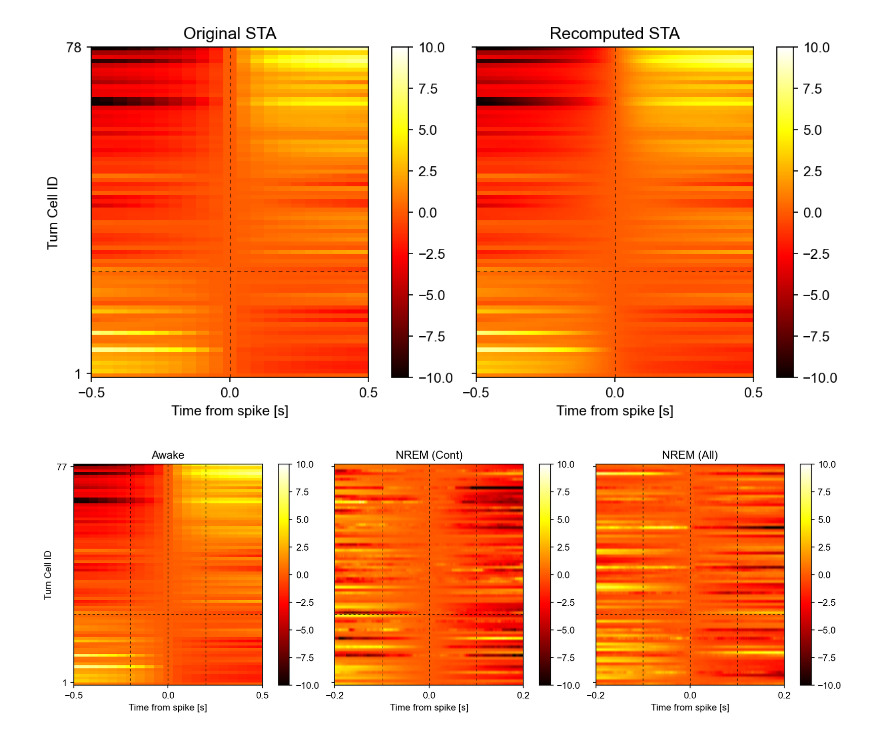
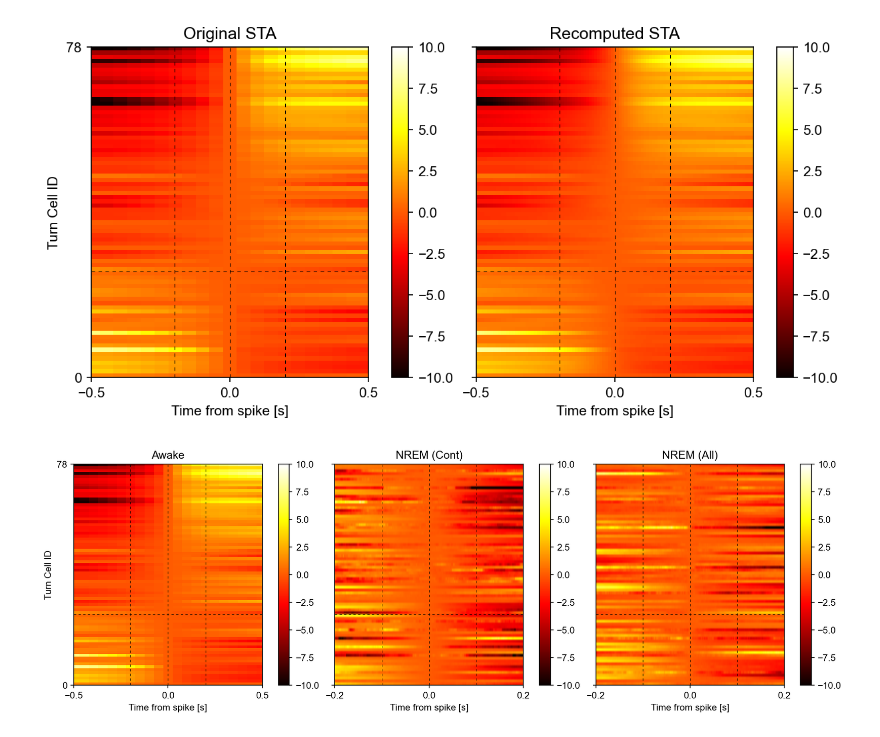
Before and after one commit to Senzai-Lab/nrem_analysis, a Jupyter notebook: notebooks/dual_recordings/visualize_sta.ipynb, the cells around one changed output. Drawn from its saved outputs; the diff is of its cells as text; code cells hidden in the pictures.

```diff
--- a/notebooks/dual_recordings/visualize_sta.ipynb
+++ b/notebooks/dual_recordings/visualize_sta.ipynb
@@ -122,0 +147,39 @@ sta_nrem_all = sta_nrem_all[:, ~nanmask]
+# %%
+f, axes = plt.subplots(1, 3, figsize=(12, 4), sharey=True)
+
+axes[0].plot(sta_original.index, sta_original.values[:, 39], linestyle=(0, (5, 5)), color='k')
+axes[0].plot(sta_original.index, sta_original.values[:, 64], color='k')
+axes[0].set_ylabel("Rel. heading [deg]")
+
+axes[0].set_xticks([-0.5, 0, 0.5])
+# axes[0].set_yticks([-6, 0, 6])
+axes[0].set_xlim([-0.5, 0.5])
+axes[0].set_ylim([-6, 6])
+axes[0].set_title('Awake')
+
+axes[0].axvline(x=0.2, color='k', linestyle=dashed_style, linewidth=0.5)
+axes[0].axvline(x=-0.2, color='k', linestyle=dashed_style, linewidth=0.5)
+
+axes[1].plot(sta_nrem.index, sta_nrem.values[:, 39], linestyle=(0, (5, 5)), color='g')
+axes[1].plot(sta_nrem.index, sta_nrem.values[:, 64], color='g')
+axes[1].set_title('NREM (Cont)')
+
+axes[2].plot(sta_nrem_all.index, sta_nrem_all.values[:, 39], linestyle=(0, (5, 5)), color='g')
+axes[2].plot(sta_nrem_all.index, sta_nrem_all.values[:, 64], color='g')
+axes[2].set_title('NREM (All)')
+
+for ax in (axes[1], axes[2]):
+    ax.set_xlim([-0.2, 0.2])
+    ax.set_xticks([-0.2, 0, 0.2])
+    ax.axvline(x=0.1, color='k', linestyle=dashed_style, linewidth=0.5)
+    ax.axvline(x=-0.1, color='k', linestyle=dashed_style, linewidth=0.5)
+
+for ax in axes:
+    ax.axhline(0, color='k', linestyle='--', linewidth=0.5)
+    ax.axvline(0, color='k', linestyle='--', linewidth=0.5)
+    ax.set_xlabel("Time from spike [s]")
+
+sns.despine()
+
+plt.savefig(FIGURES_DIR / "turn_example.svg", dpi=320)
+plt.savefig(FIGURES_DIR / "turn_example.png", dpi=320)
@@ -123,27 +188,29 @@ sta_nrem_all = sta_nrem_all[:, ~nanmask]
 # %%
 fig, axes = plot_heatmaps(
     mats = [sta_original.values, sta_awake.values],
     times = [sta_original.t, sta_awake.t],
     titles = ["Original STA", "Recomputed STA"],
     norm = norm,
 )
 
 for ax in axes:
     ax.axvline(0, color="k", linestyle=dashed_style, linewidth=0.5)
     ax.axhline(zero_cross, color="k", linestyle=dashed_style, linewidth=0.5)
     ax.set_xlabel("Time from spike [s]")
+    ax.axvline(0.2, color="k", linestyle=dashed_style, linewidth=0.5)
+    ax.axvline(-0.2, color="k", linestyle=dashed_style, linewidth=0.5)
 
 axes[0].set_ylabel("Turn Cell ID")
 axes[0].set_xlim([-0.5, 0.5])
 axes[0].set_xticks([-0.5, 0, 0.5])
-axes[0].set_yticks([1, len(sta_original.columns)])
+axes[0].set_yticks([0, len(sta_original.columns)])
 axes[1].set_xticks([-0.5, 0, 0.5])
 
 plt.savefig(FIGURES_DIR / "sta_comparison.svg", dpi=320)
 plt.savefig(FIGURES_DIR / "sta_comparison.png", dpi=320)
 plt.show()
 # %% [output]
-[figure, old version]
+[figure, new version]
 # %%
 fig, axes = plot_heatmaps(
     mats=[sta_original.d, sta_nrem.d, sta_nrem_all.d],
```
Also changed, not shown: parts of 5 cells of this notebook, 3 other files.
